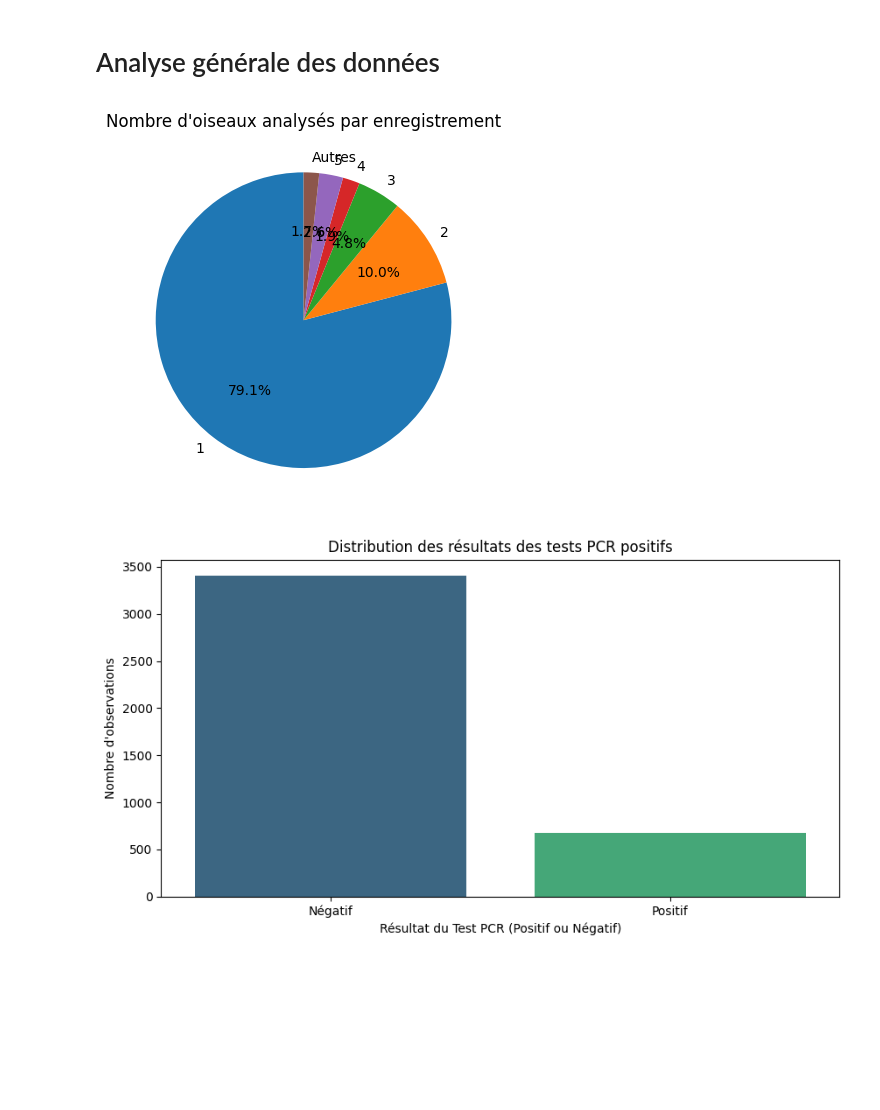
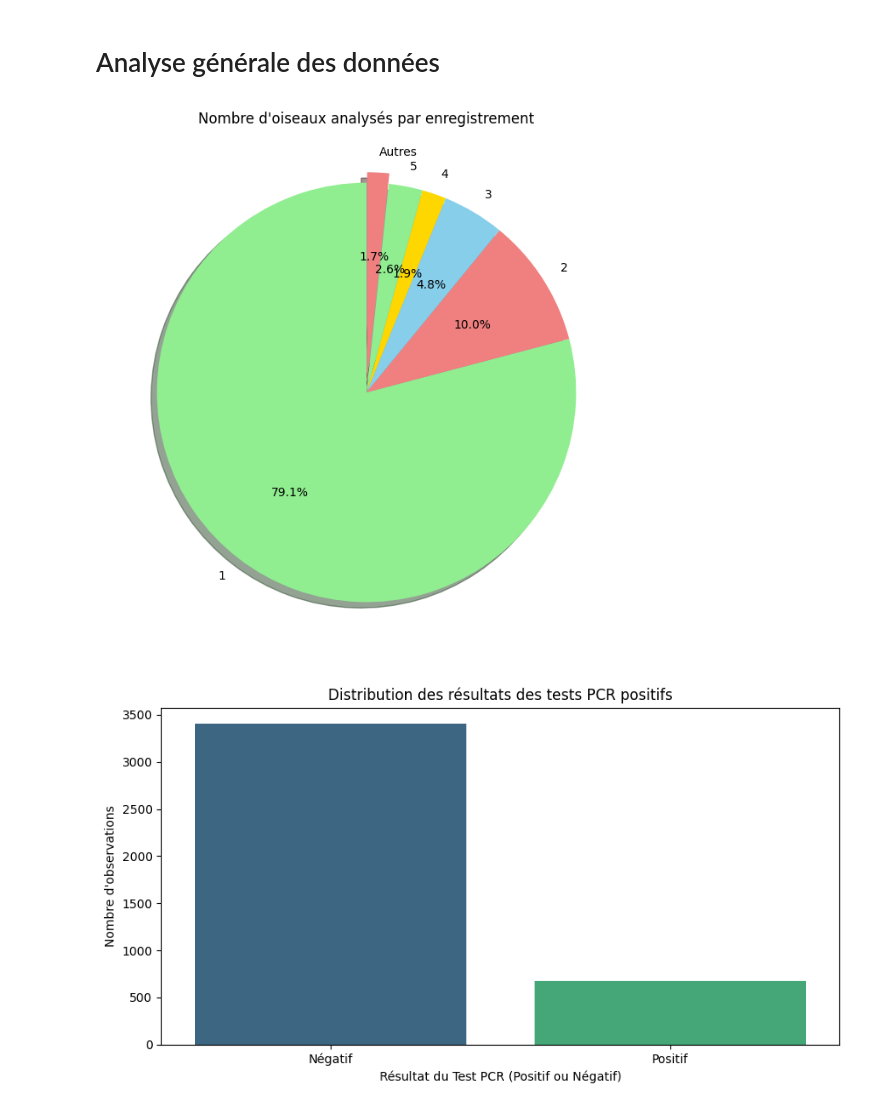
Before and after one commit to bavrillon/Avian-influenza, a Jupyter notebook: EDA.ipynb, the cells around one changed output. Drawn from its saved outputs; the diff is of its cells as text; code cells hidden in the pictures; blank space fills up the shorter version.

Commit message:
réarrangement des graphiques et du camembert

```diff
--- a/EDA.ipynb
+++ b/EDA.ipynb
@@ -195,25 +195,27 @@ df.head()
 # %%
 # NOMBRE D'OISEAUX ANALYSES
 
-valeurs_saisies = df.loc[(df['Nombre_oiseaux_analyses'] % 1) == 0, 'Nombre_oiseaux_analyses'] # On trace uniquement ce qui ne correspondait pas à des NA dans le dataframe d'origine
+valeurs_saisies = df.loc[(df['Nombre_oiseaux_analyses'] % 1) == 0, 'Nombre_oiseaux_analyses']  # Utiliser uniquement les valeurs entières
 valeurs_saisies = valeurs_saisies.astype(int).to_frame()
 g = valeurs_saisies.groupby(['Nombre_oiseaux_analyses']).size()
 
 total = g.sum()
 seuil = total * 0.01
+other = g[g < seuil].sum()  # Créer une catégorie "Autre" pour les valeurs inférieures au seuil
 
-other = g[g < seuil].sum() # Créer une catégorie "Autre" pour les valeurs inférieures au seuil
-
-# Supprimer les groupes qui ont été regroupés sous "Autre"
+# Regrouper les valeurs sous "Autres"
 g = g[g >= seuil]
 g['Autres'] = other
 
-g.plot.pie(autopct='%1.1f%%', startangle=90)
-plt.ylabel('')  # Cache l'étiquette de l'axe Y pour un affichage plus propre
+plt.figure(figsize=(8, 8))
+plt.pie(g, labels=g.index, autopct='%1.1f%%', colors=['lightgreen', 'lightcoral', 'skyblue', 'gold'],
+        shadow=True, startangle=90, explode=[0.05 if i == 'Autres' else 0 for i in g.index])
+
+plt.ylabel('')
 plt.title("Nombre d'oiseaux analysés par enregistrement")
 plt.show()
 # %% [output]
-[figure, old version]
+[figure, new version]
 # %%
 # DISTRBUTION DES RESULTATS DES ANALYSES SELON LA POSITIVITE DES TESTS
 
```
Also changed, not shown: parts of 6 cells of this notebook.
